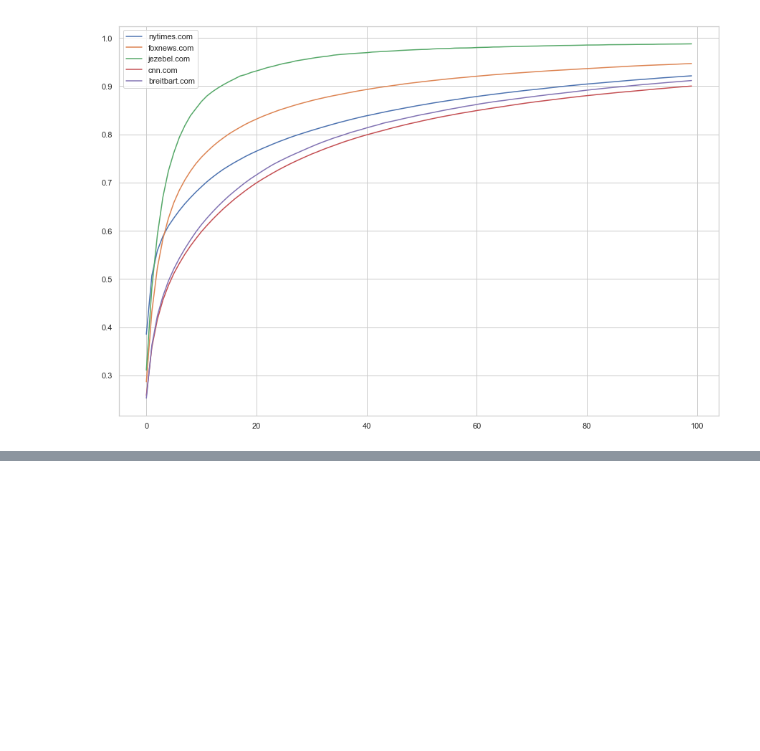
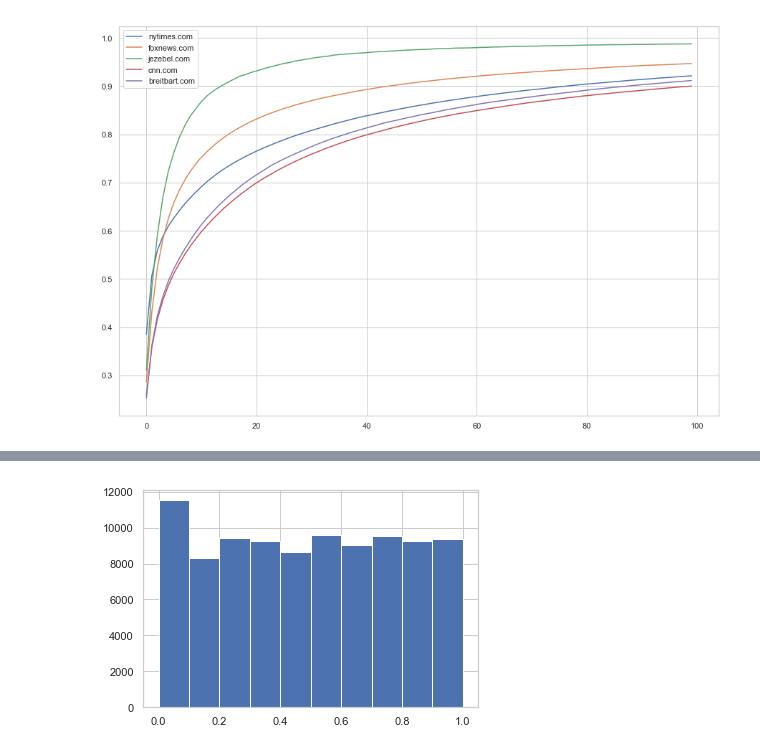
Before and after one commit to davidmcclure/news-vec, a Jupyter notebook: notebooks/18-article-counts.ipynb, the cells around one changed output, grey strips where cells are left out. Saved outputs shown, nothing was run; the diff lists cells and outputs as text; code cells hidden in the pictures; blank space fills up the shorter version.

```diff
--- a/notebooks/18-article-counts.ipynb
+++ b/notebooks/18-article-counts.ipynb
@@ -184,0 +189,4 @@ plt.legend()
+# %%
+_ = plt.hist(nyt[nyt['count'] > 10]['count'].rank(method='min', pct=True), bins=10)
+# %% [output]
+[figure, added]
```
Also changed, not shown: parts of 4 cells of this notebook, 1 other file.
